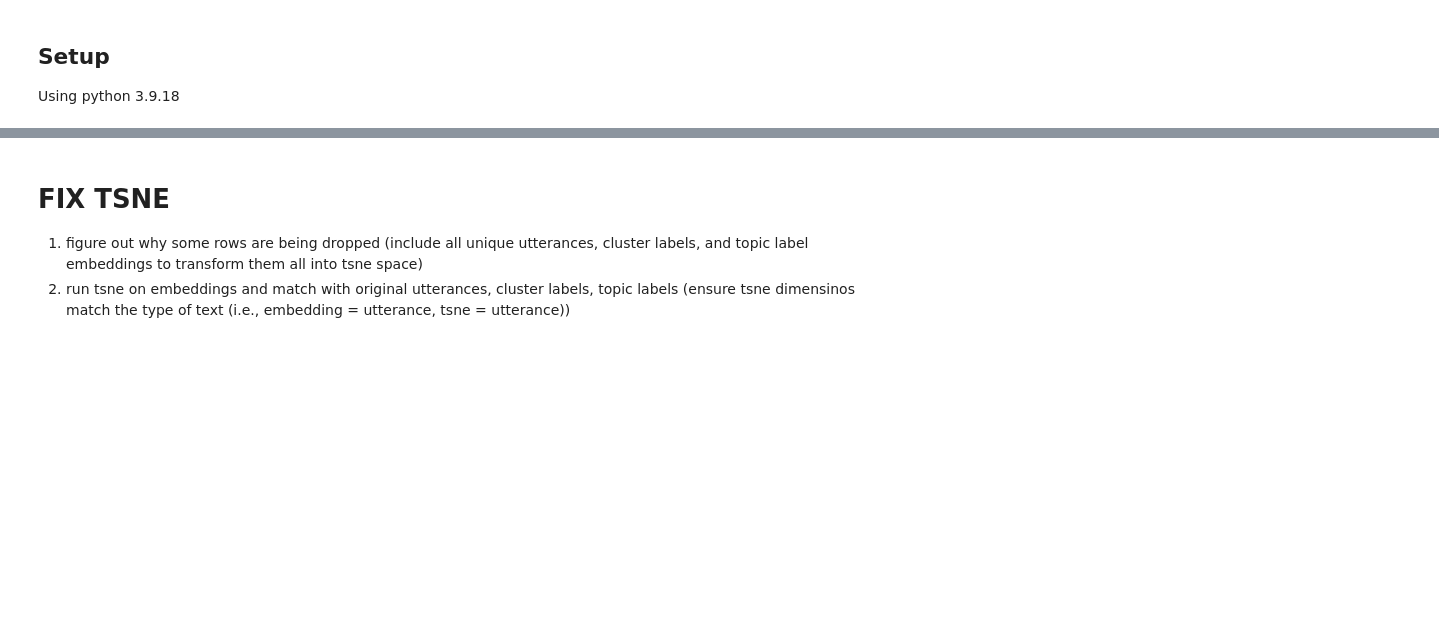
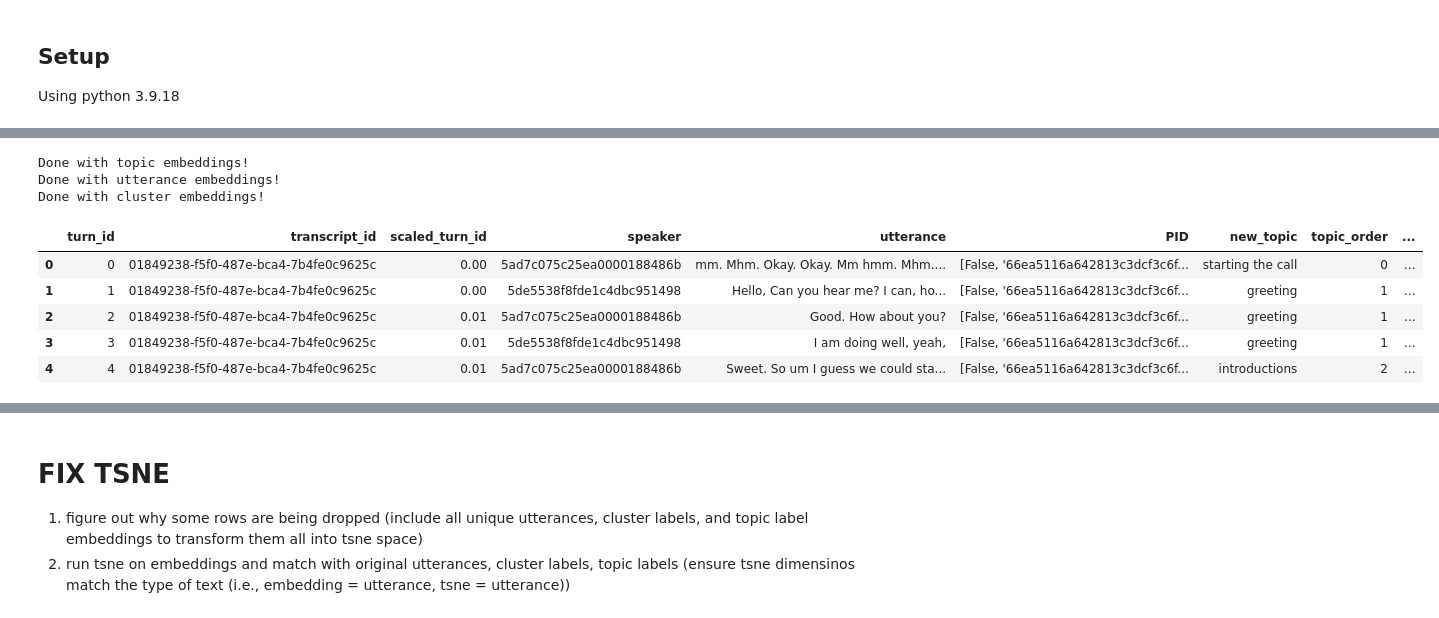
Before and after one commit to SocialInteractionLab/Candor, a Jupyter notebook: analysis/scripts/2-tile-tsne-clusters.ipynb, the cells around one changed output, grey strips where cells are left out. Drawn from its saved outputs; the diff is of its cells as text; code cells hidden in the pictures; blank space fills up the shorter version.

```diff
--- a/analysis/scripts/2-tile-tsne-clusters.ipynb
+++ b/analysis/scripts/2-tile-tsne-clusters.ipynb
@@ -54,0 +68,27 @@ model = SentenceTransformer('all-MiniLM-L6-v2')
+# %%
+# define embeddings function
+def get_all_embeddings(text):
+    return model.encode(text)
+# %%
+# get embeddings
+df['embeddings_topic'] = df['new_topic'].apply(get_all_embeddings)
+print("Done with topic embeddings!")
+
+df['embeddings_utterance'] = df['utterance'].apply(get_all_embeddings)
+print("Done with utterance embeddings!")
+
+df['embeddings_cluster'] = df['cluster_label'].apply(get_all_embeddings)
+print("Done with cluster embeddings!")
+
+# preview
+df.head()
+# %% [output]
+Done with topic embeddings!
+Done with utterance embeddings!
+Done with cluster embeddings!
+|  | turn_id | transcript_id | scaled_turn_id | speaker | utterance | PID | new_topic | topic_order | ... |
+| 0 | 0 | 01849238-f5f0-487e-bca4-7b4fe0c9625c | 0.00 | 5ad7c075c25ea0000188486b | mm. Mhm. Okay. Okay. Mm hmm. Mhm.... | [False, '66ea5116a642813c3dcf3c6f... | starting the call | 0 | ... |
+| 1 | 1 | 01849238-f5f0-487e-bca4-7b4fe0c9625c | 0.00 | 5de5538f8fde1c4dbc951498 | Hello, Can you hear me? I can, ho... | [False, '66ea5116a642813c3dcf3c6f... | greeting | 1 | ... |
+| 2 | 2 | 01849238-f5f0-487e-bca4-7b4fe0c9625c | 0.01 | 5ad7c075c25ea0000188486b | Good. How about you? | [False, '66ea5116a642813c3dcf3c6f... | greeting | 1 | ... |
+| 3 | 3 | 01849238-f5f0-487e-bca4-7b4fe0c9625c | 0.01 | 5de5538f8fde1c4dbc951498 | I am doing well, yeah, | [False, '66ea5116a642813c3dcf3c6f... | greeting | 1 | ... |
+| 4 | 4 | 01849238-f5f0-487e-bca4-7b4fe0c9625c | 0.01 | 5ad7c075c25ea0000188486b | Sweet. So um I guess we could sta... | [False, '66ea5116a642813c3dcf3c6f... | introductions | 2 | ... |
```
Also changed, not shown: parts of 16 cells of this notebook, 3 other files.
